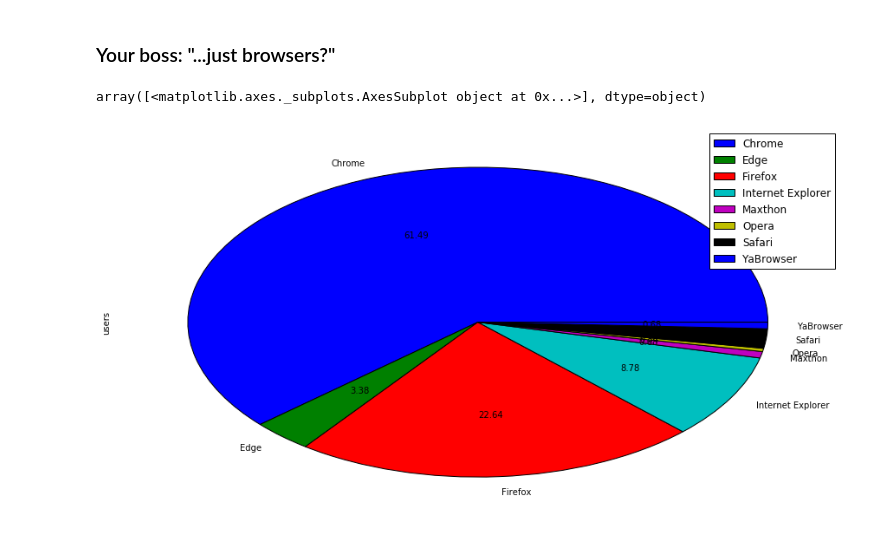
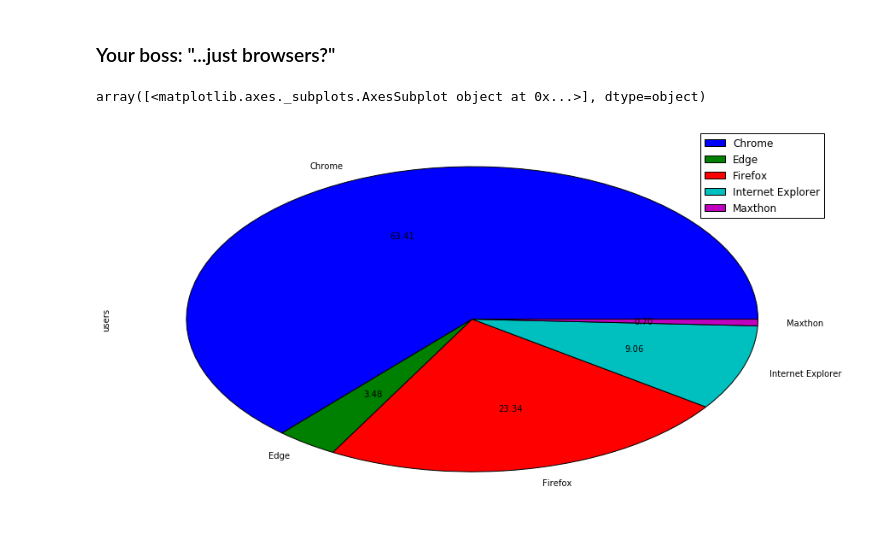
Before and after one commit to edouardAsmar/JupyterNotebooksDemo, a Jupyter notebook: Engima Presentation.ipynb, the cells around one changed output. Cells and saved outputs as stored; diff of their text form; code cells hidden in the pictures.

```diff
--- a/Engima Presentation.ipynb
+++ b/Engima Presentation.ipynb
@@ -382,7 +382,7 @@ array([<matplotlib.axes._subplots.AxesSubplot object at 0x...>], dtype=object)
 # %% [markdown]
 ### Your boss: "...just browsers?"
 # %%
-desktopBrowserAndOS.groupby(['browser']).sum().plot.pie(subplots=True, figsize=(15,8), autopct='%.2f')
+desktopBrowserAndOS.groupby(['browser']).sum().head().plot.pie(subplots=True, figsize=(15,8), autopct='%.2f')
 # %% [output]
 array([<matplotlib.axes._subplots.AxesSubplot object at 0x...>], dtype=object)
-[figure, old version]
+[figure, new version]
```
Also changed, not shown: parts of 2 cells of this notebook, 1 other file.
